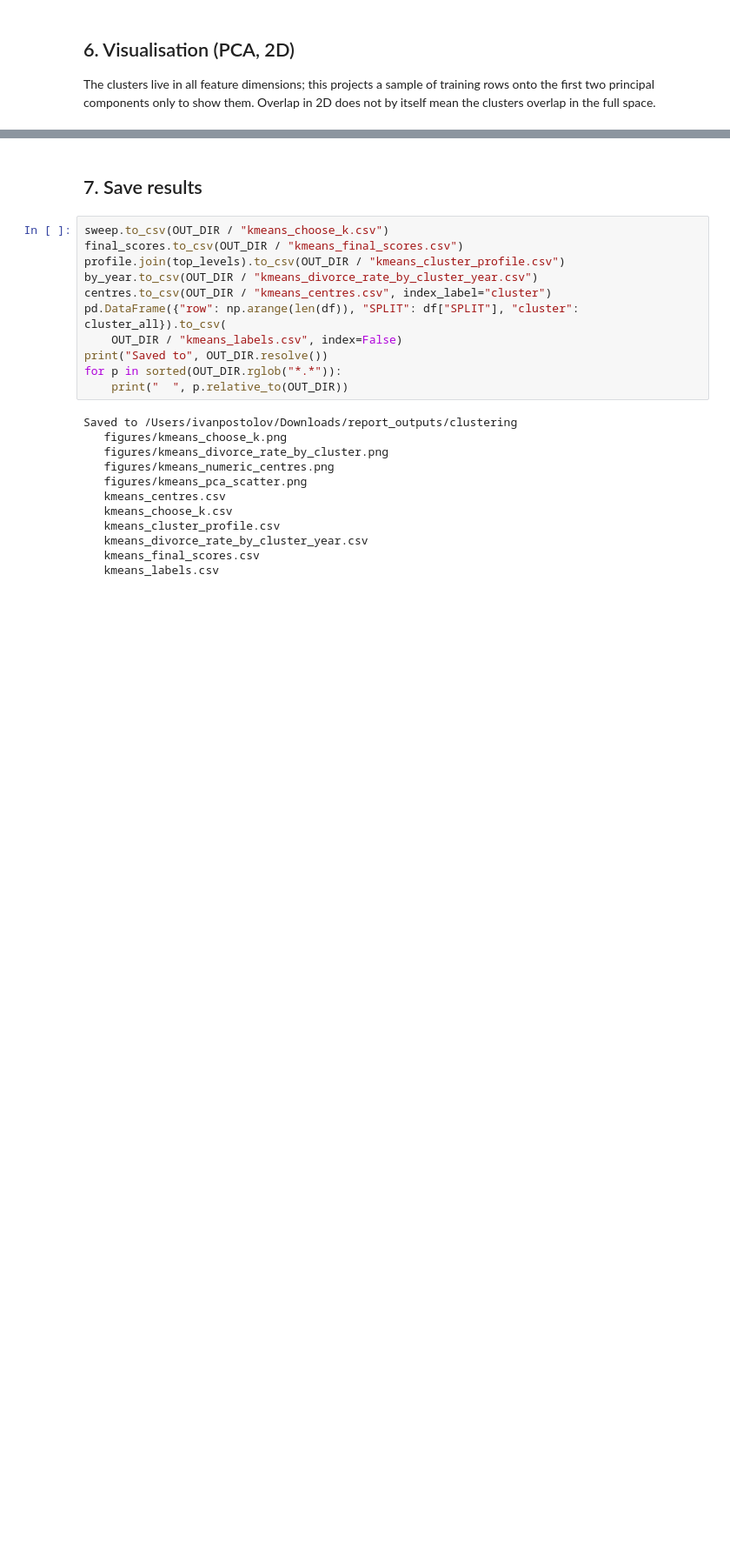
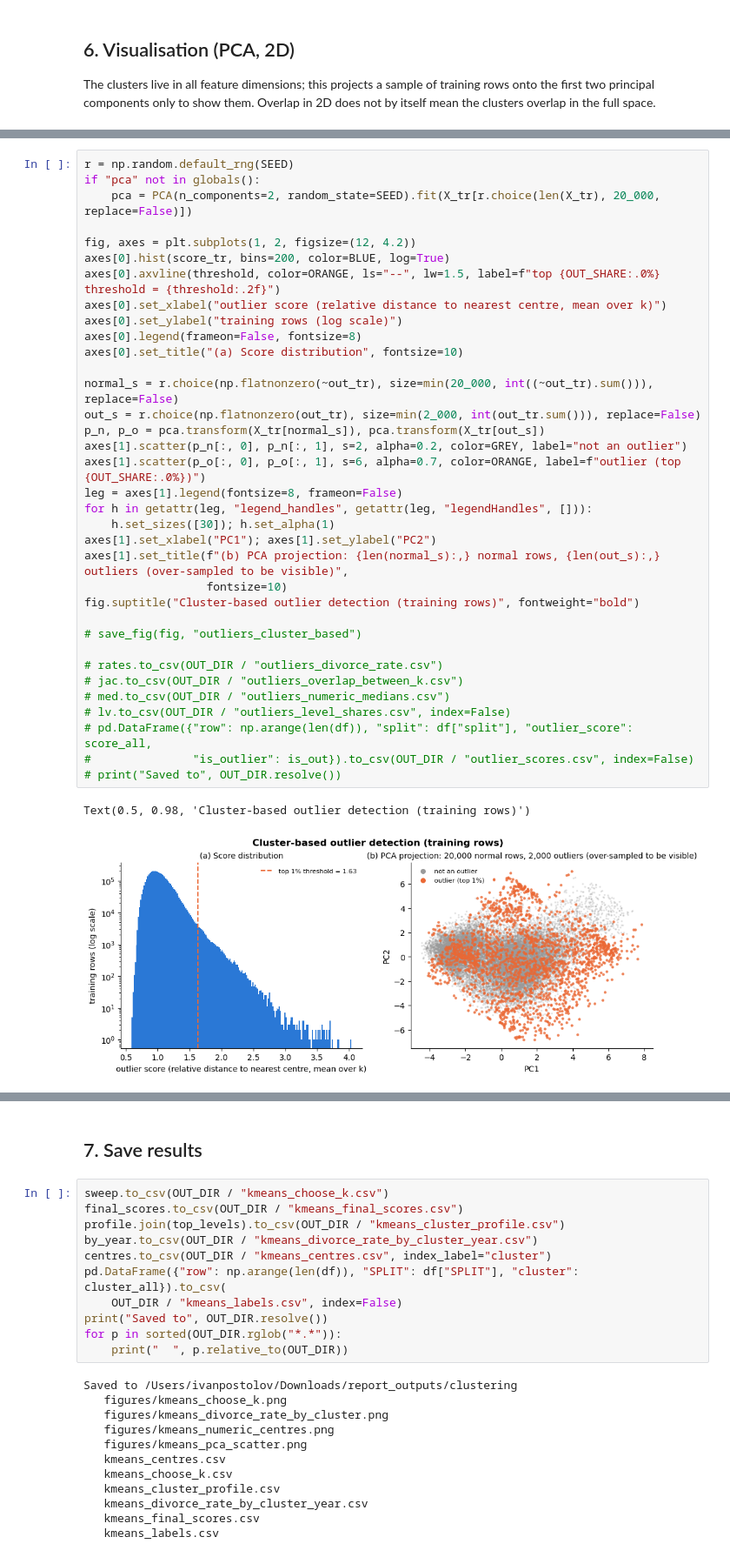
Before and after one commit to borodooovitsyn/divorce-analysis, a Jupyter notebook: KMeans_Clustering.ipynb, the cells around one changed output, grey strips where cells are left out. Shown at 87% size. Saved outputs shown, nothing was run; the diff lists cells and outputs as text; blank space fills up the shorter version.

```diff
--- a/KMeans_Clustering.ipynb
+++ b/KMeans_Clustering.ipynb
@@ -490,0 +638,38 @@ save_fig(fig, "kmeans_pca_scatter")
+# %%
+r = np.random.default_rng(SEED)
+if "pca" not in globals():
+    pca = PCA(n_components=2, random_state=SEED).fit(X_tr[r.choice(len(X_tr), 20_000, replace=False)])
+
+fig, axes = plt.subplots(1, 2, figsize=(12, 4.2))
+axes[0].hist(score_tr, bins=200, color=BLUE, log=True)
+axes[0].axvline(threshold, color=ORANGE, ls="--", lw=1.5, label=f"top {OUT_SHARE:.0%} threshold = {threshold:.2f}")
+axes[0].set_xlabel("outlier score (relative distance to nearest centre, mean over k)")
+axes[0].set_ylabel("training rows (log scale)")
+axes[0].legend(frameon=False, fontsize=8)
+axes[0].set_title("(a) Score distribution", fontsize=10)
+
+normal_s = r.choice(np.flatnonzero(~out_tr), size=min(20_000, int((~out_tr).sum())), replace=False)
+out_s = r.choice(np.flatnonzero(out_tr), size=min(2_000, int(out_tr.sum())), replace=False)
+p_n, p_o = pca.transform(X_tr[normal_s]), pca.transform(X_tr[out_s])
+axes[1].scatter(p_n[:, 0], p_n[:, 1], s=2, alpha=0.2, color=GREY, label="not an outlier")
+axes[1].scatter(p_o[:, 0], p_o[:, 1], s=6, alpha=0.7, color=ORANGE, label=f"outlier (top {OUT_SHARE:.0%})")
+leg = axes[1].legend(fontsize=8, frameon=False)
+for h in getattr(leg, "legend_handles", getattr(leg, "legendHandles", [])):
+    h.set_sizes([30]); h.set_alpha(1)
+axes[1].set_xlabel("PC1"); axes[1].set_ylabel("PC2")
+axes[1].set_title(f"(b) PCA projection: {len(normal_s):,} normal rows, {len(out_s):,} outliers (over-sampled to be visible)",
+                  fontsize=10)
+fig.suptitle("Cluster-based outlier detection (training rows)", fontweight="bold")
+
+# save_fig(fig, "outliers_cluster_based")
+
+# rates.to_csv(OUT_DIR / "outliers_divorce_rate.csv")
+# jac.to_csv(OUT_DIR / "outliers_overlap_between_k.csv")
+# med.to_csv(OUT_DIR / "outliers_numeric_medians.csv")
+# lv.to_csv(OUT_DIR / "outliers_level_shares.csv", index=False)
+# pd.DataFrame({"row": np.arange(len(df)), "split": df["split"], "outlier_score": score_all,
+#               "is_outlier": is_out}).to_csv(OUT_DIR / "outlier_scores.csv", index=False)
+# print("Saved to", OUT_DIR.resolve())
+# %% [output]
+Text(0.5, 0.98, 'Cluster-based outlier detection (training rows)')
+[figure, added]
```
Also changed, not shown: parts of 10 cells of this notebook, 1 other file.
